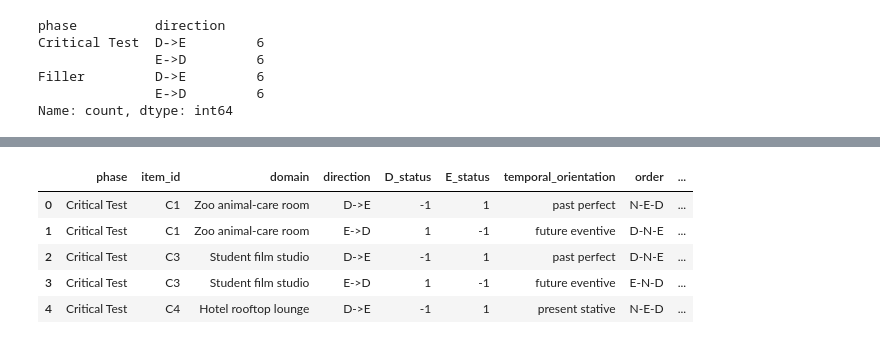
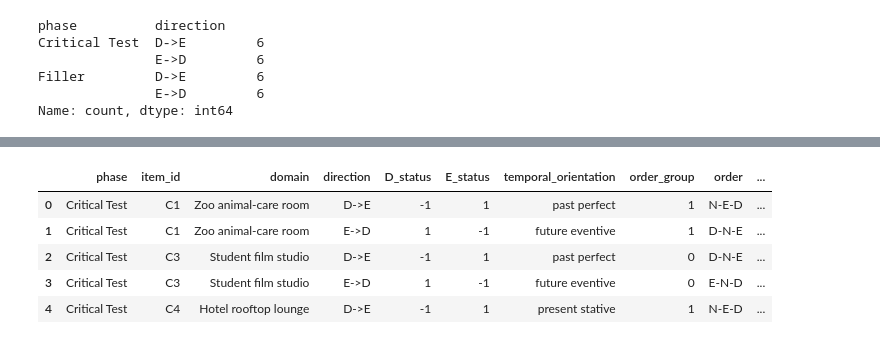
Before and after one commit to lucas-y-li/modal-learning, a Jupyter notebook: exp1_setup_stimulus.ipynb, the cells around one changed output, grey strips where cells are left out. Cells and saved outputs as stored; diff of their text form; code cells hidden in the pictures.

Commit message:
fixing grouping logic for exp1

```diff
--- a/exp1_setup_stimulus.ipynb
+++ b/exp1_setup_stimulus.ipynb
@@ -190,42 +302,6 @@ Name: count, dtype: int64
 # %%
 test_df["D_status"] = test_df["D_status"].map({"D+": 1, "D unspecified": 0, "D-": -1})
 test_df["E_status"] = test_df["E_status"].map({"E+": 1, "E-": -1})
-
-test_df = pd.concat([
-        test_df[[
-            "phase",
-            "item_id",
-            "domain",
-            "direction",
-            "D_status",
-            "E_status",
-            "temporal_orientation",
-            "order_1",
-            "context_order_1",
-            "functional_auxiliary_target",
-            "lexical_adjective_target",
-            ]].rename(columns={
-                "order_1":"order",
-                "context_order_1":"context_order"
-                }),
-        test_df[[
-            "phase",
-            "item_id",
-            "domain",
-            "direction",
-            "D_status",
-            "E_status",
-            "temporal_orientation",
-            "order_2",
-            "context_order_2",
-            "functional_auxiliary_target",
-            "lexical_adjective_target"
-            ]].rename(columns={
-                "order_2":"order",
-                "context_order_2":"context_order"
-                })
-    ])
-
 
 functional = test_df[[
             "phase",
@@ -235,40 +311,41 @@ functional = test_df[[
             "D_status",
             "E_status",
             "temporal_orientation",
+            "order_group",
             "order",
             "context_order",
             "functional_auxiliary_target",
             ]].rename(columns={
                 "functional_auxiliary_target":"alien_target_response",
                 })
 functional["modal_type"] = "functional"
 
 lexical = test_df[[
             "phase",
             "item_id",
             "domain",
             "direction",
             "D_status",
             "E_status",
             "temporal_orientation",
+            "order_group",
             "order",
             "context_order",
             "lexical_adjective_target"
             ]].rename(columns={
                 "lexical_adjective_target":"alien_target_response",
                 })
 lexical["modal_type"] = "lexical"
 
 test_df = pd.concat([functional, lexical])
 
-test_df["group"] = test_df["direction"] + "_" + test_df["modal_type"]
+test_df["group"] = test_df["direction"] + "_" + test_df["modal_type"] + "_" + test_df["order_group"]
 
-test_df = pd.concat([functional, lexical])
 test_df.head()
 # %% [output]
-|  | phase | item_id | domain | direction | D_status | E_status | temporal_orientation | order | ... |
-| 0 | Critical Test | C1 | Zoo animal-care room | D->E | -1 | 1 | past perfect | N-E-D | ... |
-| 1 | Critical Test | C1 | Zoo animal-care room | E->D | 1 | -1 | future eventive | D-N-E | ... |
-| 2 | Critical Test | C3 | Student film studio | D->E | -1 | 1 | past perfect | D-N-E | ... |
-| 3 | Critical Test | C3 | Student film studio | E->D | 1 | -1 | future eventive | E-N-D | ... |
-| 4 | Critical Test | C4 | Hotel rooftop lounge | D->E | -1 | 1 | present stative | N-E-D | ... |
+|  | phase | item_id | domain | direction | D_status | E_status | temporal_orientation | order_group | order | ... |
+| 0 | Critical Test | C1 | Zoo animal-care room | D->E | -1 | 1 | past perfect | 1 | N-E-D | ... |
+| 1 | Critical Test | C1 | Zoo animal-care room | E->D | 1 | -1 | future eventive | 1 | D-N-E | ... |
+| 2 | Critical Test | C3 | Student film studio | D->E | -1 | 1 | past perfect | 0 | D-N-E | ... |
+| 3 | Critical Test | C3 | Student film studio | E->D | 1 | -1 | future eventive | 0 | E-N-D | ... |
+| 4 | Critical Test | C4 | Hotel rooftop lounge | D->E | -1 | 1 | present stative | 1 | N-E-D | ... |
```
Also changed, not shown: parts of 6 cells of this notebook, 3 other files.
